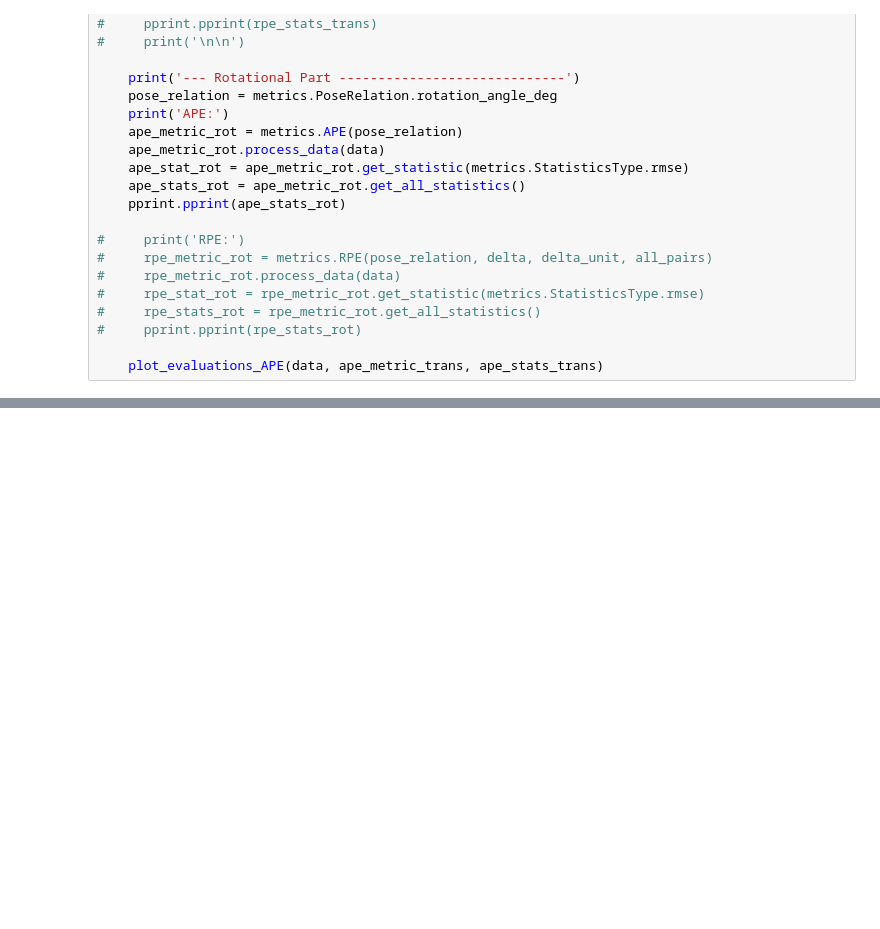
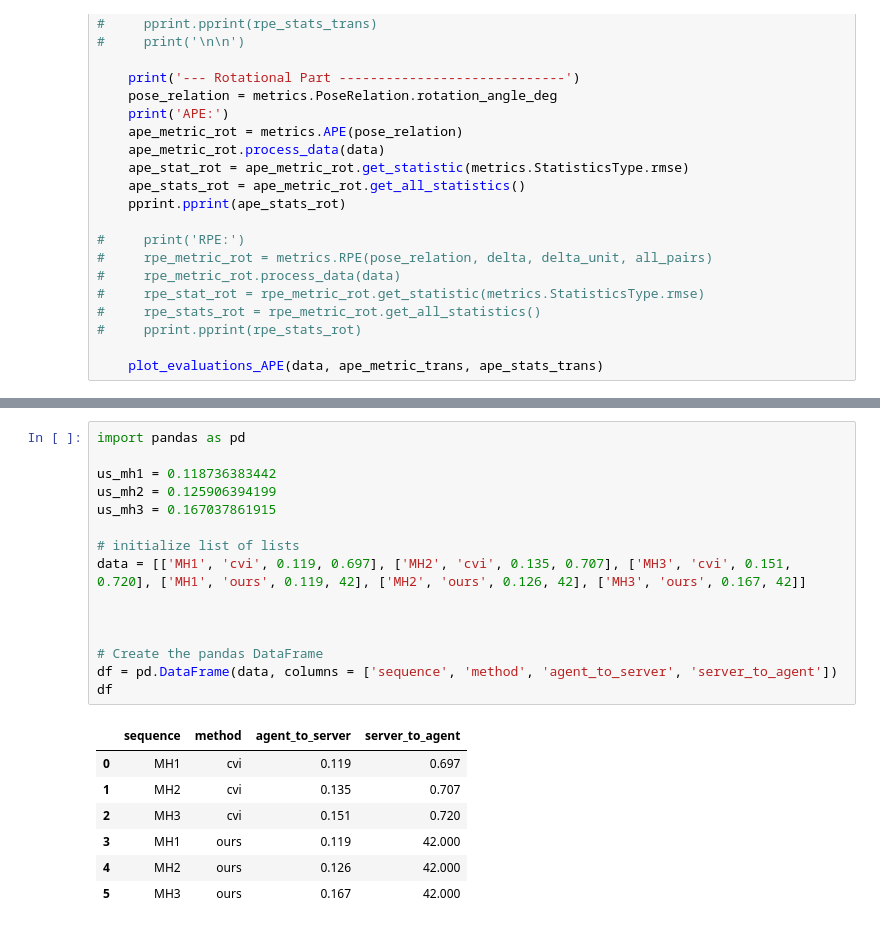
Before and after one commit to ethz-asl/maplab_tools, a Jupyter notebook: maplab_profiles/bin/evaluation_euroc.ipynb, the cells around one changed output, grey strips where cells are left out. Drawn from its saved outputs; the diff is of its cells as text; blank space fills up the shorter version.

```diff
--- a/maplab_profiles/bin/evaluation_euroc.ipynb
+++ b/maplab_profiles/bin/evaluation_euroc.ipynb
@@ -216,0 +214,23 @@ Canvas(toolbar=Toolbar(toolitems=[('Home', 'Reset original view', 'home', 'home'
+# %%
+import pandas as pd
+
+us_mh1 = 0.118736383442
+us_mh2 = 0.125906394199
+us_mh3 = 0.167037861915
+
+# initialize list of lists
+data = [['MH1', 'cvi', 0.119, 0.697], ['MH2', 'cvi', 0.135, 0.707], ['MH3', 'cvi', 0.151, 0.720], ['MH1', 'ours', 0.119, 42], ['MH2', 'ours', 0.126, 42], ['MH3', 'ours', 0.167, 42]]
+
+
+
+# Create the pandas DataFrame
+df = pd.DataFrame(data, columns = ['sequence', 'method', 'agent_to_server', 'server_to_agent'])
+df
+# %% [output]
+|  | sequence | method | agent_to_server | server_to_agent |
+| 0 | MH1 | cvi | 0.119 | 0.697 |
+| 1 | MH2 | cvi | 0.135 | 0.707 |
+| 2 | MH3 | cvi | 0.151 | 0.720 |
+| 3 | MH1 | ours | 0.119 | 42.000 |
+| 4 | MH2 | ours | 0.126 | 42.000 |
+| 5 | MH3 | ours | 0.167 | 42.000 |
```
Also changed, not shown: parts of 6 cells of this notebook, 1 other file.
